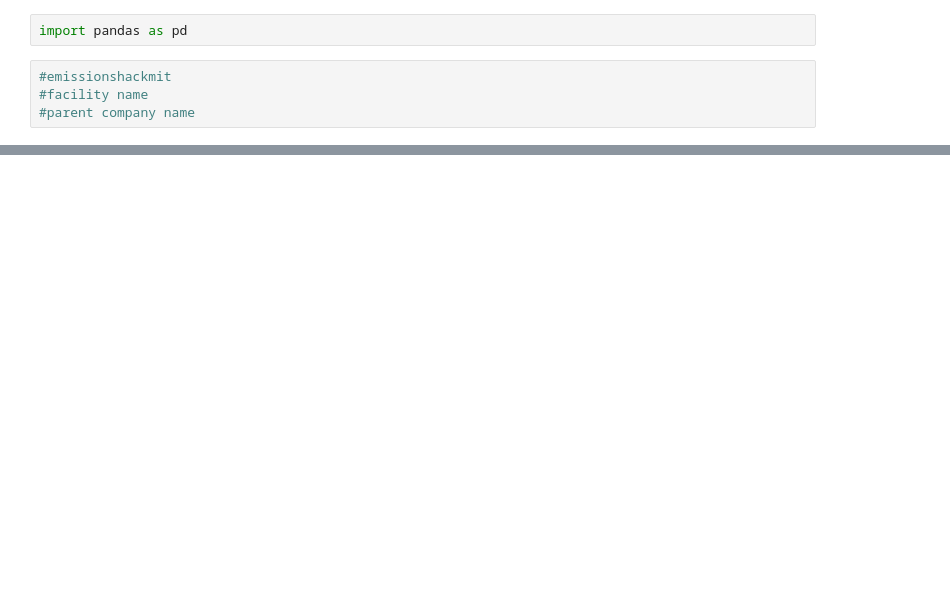
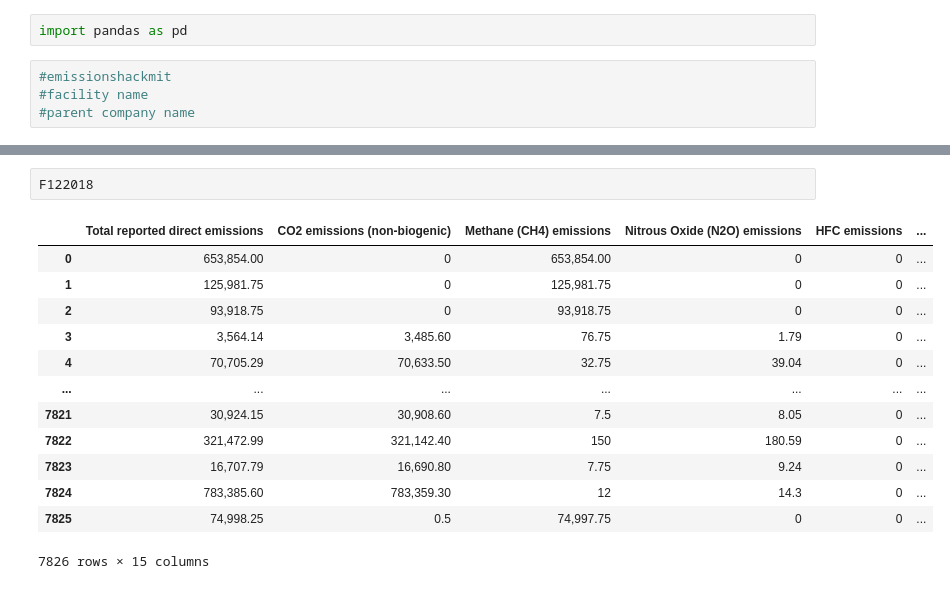
Before and after one commit to JulianTanja/HackMIT_Project, a Jupyter notebook: mit.ipynb, the cells around one changed output, grey strips where cells are left out. Saved outputs shown, nothing was run; the diff lists cells and outputs as text; blank space fills up the shorter version.

```diff
--- a/mit.ipynb
+++ b/mit.ipynb
@@ -62,0 +182,16 @@ KeyError: "None of [Index(['Facility Name', 'Total reported direct emissions'],
+# %%
+F122018
+# %% [output]
+|  | Total reported direct emissions | CO2 emissions (non-biogenic) | Methane (CH4) emissions | Nitrous Oxide (N2O) emissions | HFC emissions | ... |
+| 0 | 653,854.00 | 0 | 653,854.00 | 0 | 0 | ... |
+| 1 | 125,981.75 | 0 | 125,981.75 | 0 | 0 | ... |
+| 2 | 93,918.75 | 0 | 93,918.75 | 0 | 0 | ... |
+| 3 | 3,564.14 | 3,485.60 | 76.75 | 1.79 | 0 | ... |
+| 4 | 70,705.29 | 70,633.50 | 32.75 | 39.04 | 0 | ... |
+| ... | ... | ... | ... | ... | ... | ... |
+| 7821 | 30,924.15 | 30,908.60 | 7.5 | 8.05 | 0 | ... |
+| 7822 | 321,472.99 | 321,142.40 | 150 | 180.59 | 0 | ... |
+| 7823 | 16,707.79 | 16,690.80 | 7.75 | 9.24 | 0 | ... |
+| 7824 | 783,385.60 | 783,359.30 | 12 | 14.3 | 0 | ... |
+| 7825 | 74,998.25 | 0.5 | 74,997.75 | 0 | 0 | ... |
+7826 rows × 15 columns
```
Also changed, not shown: parts of 17 cells of this notebook.
